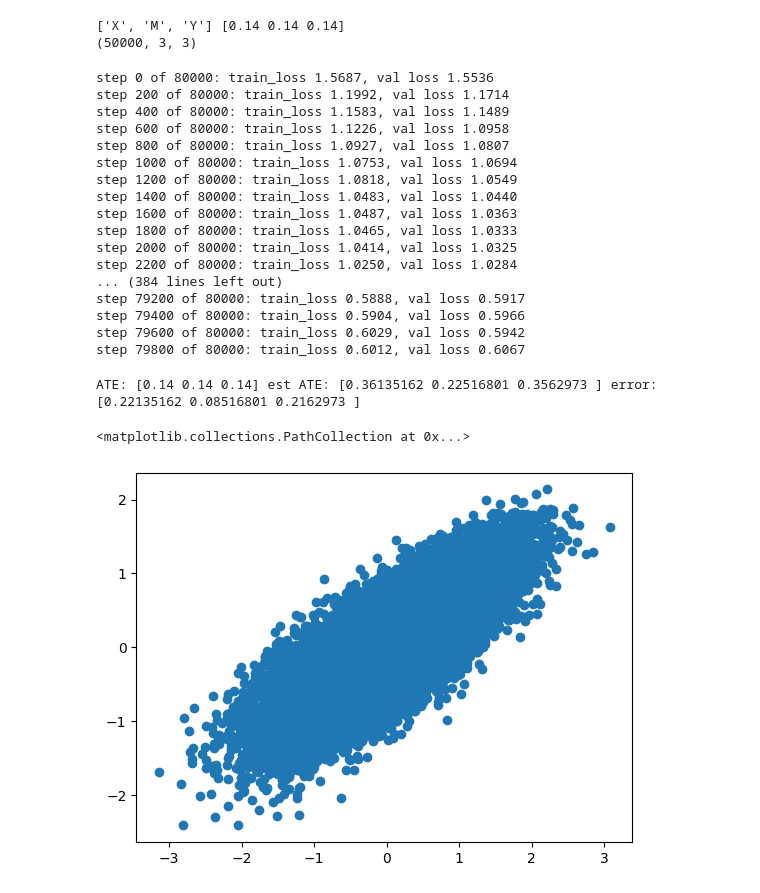
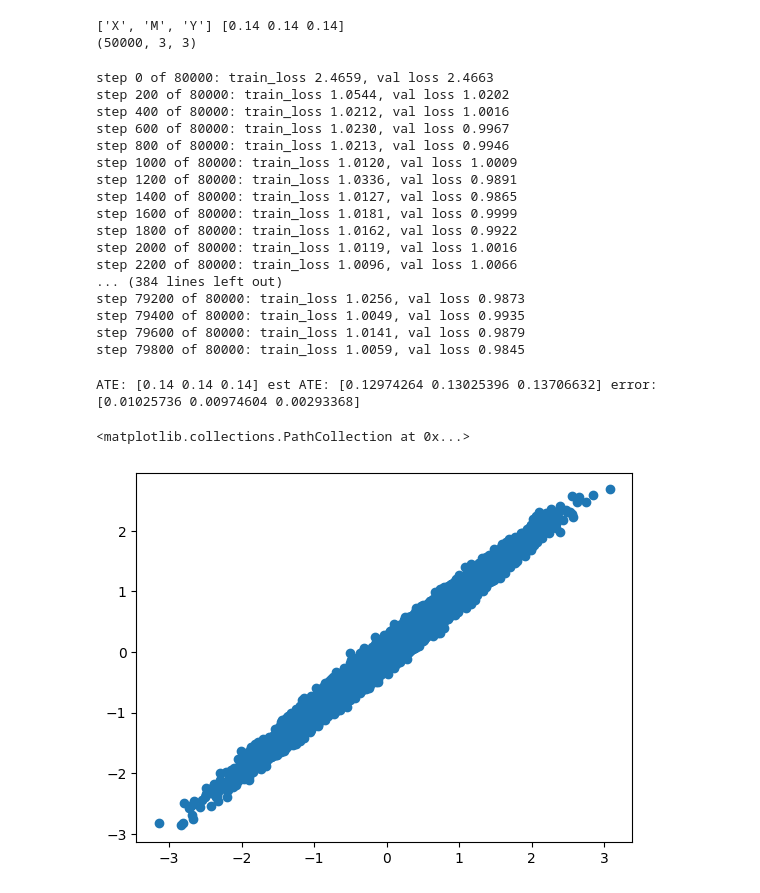
Before and after one commit to matthewvowels1/Causal_Transformer, a Jupyter notebook: CaT/tutorial_mediation.ipynb, the cells around one changed output. Cells and saved outputs as stored; diff of their text form; code cells hidden in the pictures.

```diff
--- a/CaT/tutorial_mediation.ipynb
+++ b/CaT/tutorial_mediation.ipynb
@@ -2,13 +2,11 @@
 import networkx as nx
 import numpy as np
 import torch
-from model import CaT
-import inference
-import pandas as pd
+from test_model import CaT
+from CaT.datasets import reorder_dag, get_full_ordering
+from utils.inference import CausalInference
 import matplotlib.pyplot as plt
-from datasets import get_full_ordering, reorder_dag
 
-shuffling = 0
 seed = 1
 standardize = 0
 sample_size = 50000
@@ -25,6 +23,7 @@ learning_rate = 5e-3
 ff_n_embed = 6
 num_heads = 2
 n_layers = 2
+embed_dim = 5
 head_size = 6
 d = 5
 
@@ -82,16 +81,17 @@ train_data, val_data = torch.from_numpy(train_data).float(),  torch.from_numpy(v
 input_dim = all_data.shape[2]
 
 model = CaT(input_dim=input_dim,
-                dropout_rate=dropout_rate,
-                head_size=head_size,
-                num_heads=num_heads,
-                ff_n_embed=ff_n_embed,
-                dag=DAGnx,
-                causal_ordering=causal_ordering,
-                n_layers=n_layers,
-                device=device,
-                var_types=var_types,
-                ).to(device)
+                    dropout_rate=dropout_rate,
+                    head_size=head_size,
+                    num_heads=num_heads,
+                    ff_n_embed=ff_n_embed,
+                    embed_dim= embed_dim,
+                    dag=DAGnx,
+                    causal_ordering=causal_ordering,
+                    n_layers=n_layers,
+                    device=device,
+                    var_types=var_types, activation_function='Swish'
+                    ).to(device)
 
 optimizer = torch.optim.Adam(model.parameters(), lr=learning_rate)
 # %%
@@ -108,7 +108,7 @@ for iter_ in range(0, max_iters):
 
     xb = get_batch(train_data=train_data, val_data=val_data, split='train', device=device, batch_size=batch_size)
     xb_mod = torch.clone(xb.detach())
-    X, loss, loss_dict = model(X=xb, targets=xb_mod, shuffling=shuffling)
+    X, loss, loss_dict = model(X=xb, targets=xb_mod)
 
     optimizer.zero_grad(set_to_none=True)
     loss.backward()
@@ -130,51 +130,51 @@ for iter_ in range(0, max_iters):
                 xb = get_batch(train_data=train_data, val_data=val_data, split=split, device=device,
                                batch_size=batch_size)
                 xb_mod = torch.clone(xb.detach())
-                X, loss, loss_dict = model(X=xb, targets=xb_mod, shuffling=False)
+                X, loss, loss_dict = model(X=xb, targets=xb_mod)
                 losses[k] = loss.item()
             eval_loss[split] = losses.mean()
         model.train()
         print(f"step {iter_} of {max_iters}: train_loss {eval_loss['train']:.4f}, val loss {eval_loss['val']:.4f}")
 # %% [output]
-step 0 of 80000: train_loss 1.5687, val loss 1.5536
-step 200 of 80000: train_loss 1.1992, val loss 1.1714
-step 400 of 80000: train_loss 1.1583, val loss 1.1489
-step 600 of 80000: train_loss 1.1226, val loss 1.0958
-step 800 of 80000: train_loss 1.0927, val loss 1.0807
-step 1000 of 80000: train_loss 1.0753, val loss 1.0694
-step 1200 of 80000: train_loss 1.0818, val loss 1.0549
-step 1400 of 80000: train_loss 1.0483, val loss 1.0440
-step 1600 of 80000: train_loss 1.0487, val loss 1.0363
-step 1800 of 80000: train_loss 1.0465, val loss 1.0333
-step 2000 of 80000: train_loss 1.0414, val loss 1.0325
-step 2200 of 80000: train_loss 1.0250, val loss 1.0284
+step 0 of 80000: train_loss 2.4659, val loss 2.4663
+step 200 of 80000: train_loss 1.0544, val loss 1.0202
+step 400 of 80000: train_loss 1.0212, val loss 1.0016
+step 600 of 80000: train_loss 1.0230, val loss 0.9967
+step 800 of 80000: train_loss 1.0213, val loss 0.9946
+step 1000 of 80000: train_loss 1.0120, val loss 1.0009
+step 1200 of 80000: train_loss 1.0336, val loss 0.9891
+step 1400 of 80000: train_loss 1.0127, val loss 0.9865
+step 1600 of 80000: train_loss 1.0181, val loss 0.9999
+step 1800 of 80000: train_loss 1.0162, val loss 0.9922
+step 2000 of 80000: train_loss 1.0119, val loss 1.0016
+step 2200 of 80000: train_loss 1.0096, val loss 1.0066
 ... (384 lines left out)
-step 79200 of 80000: train_loss 0.5888, val loss 0.5917
-step 79400 of 80000: train_loss 0.5904, val loss 0.5966
-step 79600 of 80000: train_loss 0.6029, val loss 0.5942
-step 79800 of 80000: train_loss 0.6012, val loss 0.6067
+step 79200 of 80000: train_loss 1.0256, val loss 0.9873
+step 79400 of 80000: train_loss 1.0049, val loss 0.9935
+step 79600 of 80000: train_loss 1.0141, val loss 0.9879
+step 79800 of 80000: train_loss 1.0059, val loss 0.9845
 # %%
 model.eval()
-inf = inference.CausalInference(model=model, device=device)
+inf = CausalInference(model=model, device=device)
 
 int_nodes_vals0 = {'X':np.array([0.0,])}
 int_nodes_vals1 = {'X':np.array([1.0,])}
 effect_var = 'Y'
 effect_index = var_names.index(effect_var)
 
 preds0 = inf.forward(all_data, int_nodes_vals0)
 preds1 = inf.forward(all_data, int_nodes_vals1)
 ATE_pred = (preds1[:,effect_index,:] - preds0[:,effect_index,:]).mean(0)
 eATE = np.abs(ATE_pred - ATE)
 print('ATE:', ATE, 'est ATE:', ATE_pred, 'error:', eATE)
 
 preds = model(train_data.to(device)).detach().cpu().numpy()
 
 plt.scatter(train_data[:,effect_index,-1].detach().cpu().numpy(), preds[:, effect_index, -1])
 # %% [output]
-ATE: [0.14 0.14 0.14] est ATE: [0.36135162 0.22516801 0.3562973 ] error: [0.22135162 0.08516801 0.2162973 ]
+ATE: [0.14 0.14 0.14] est ATE: [0.12974264 0.13025396 0.13706632] error: [0.01025736 0.00974604 0.00293368]
 <matplotlib.collections.PathCollection at 0x...>
-[figure, old version]
+[figure, new version]
 # %%
 # view attention maps
 maps = []
```
Also changed, not shown: parts of 2 cells of this notebook, 7 other files.
